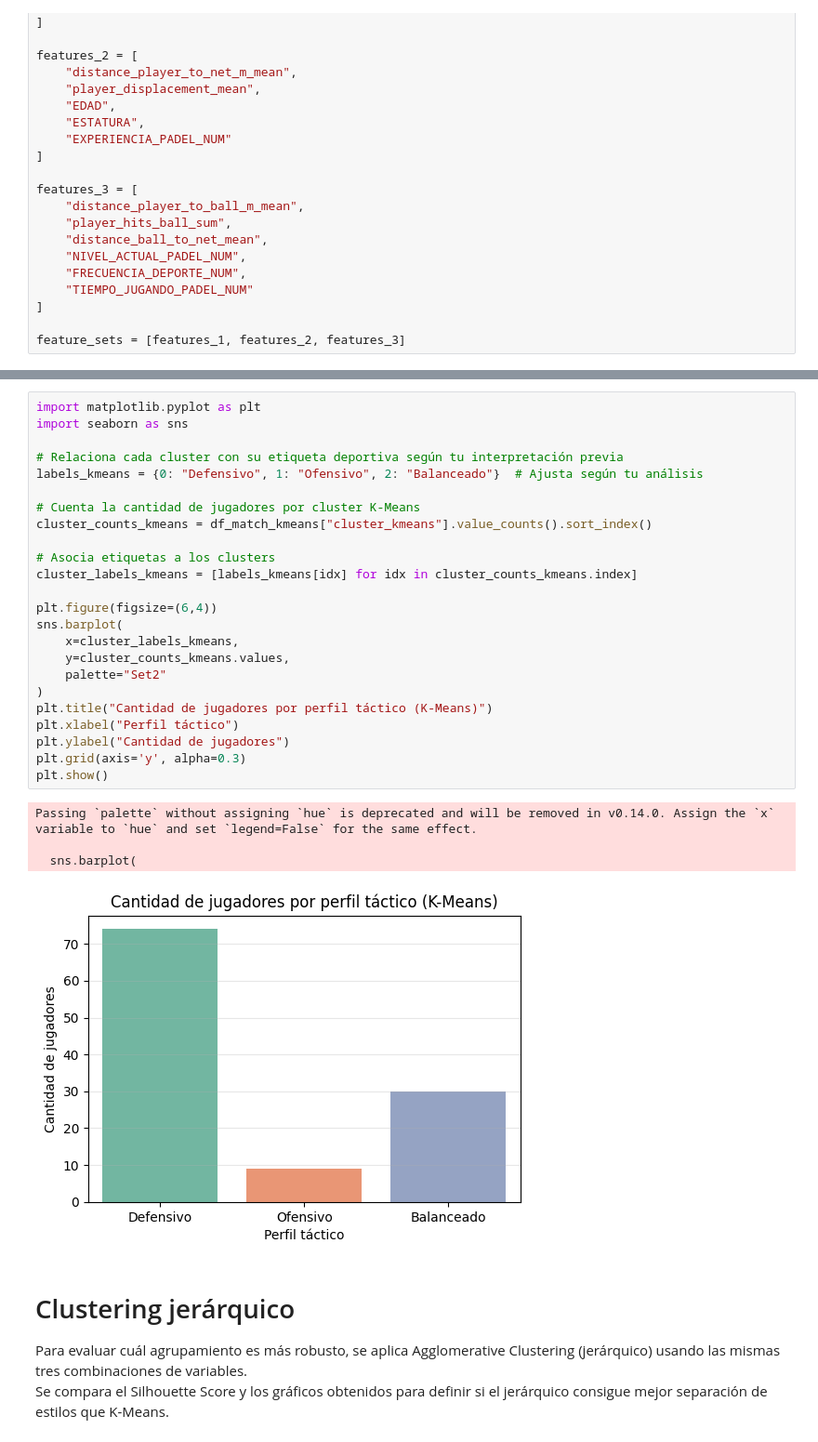
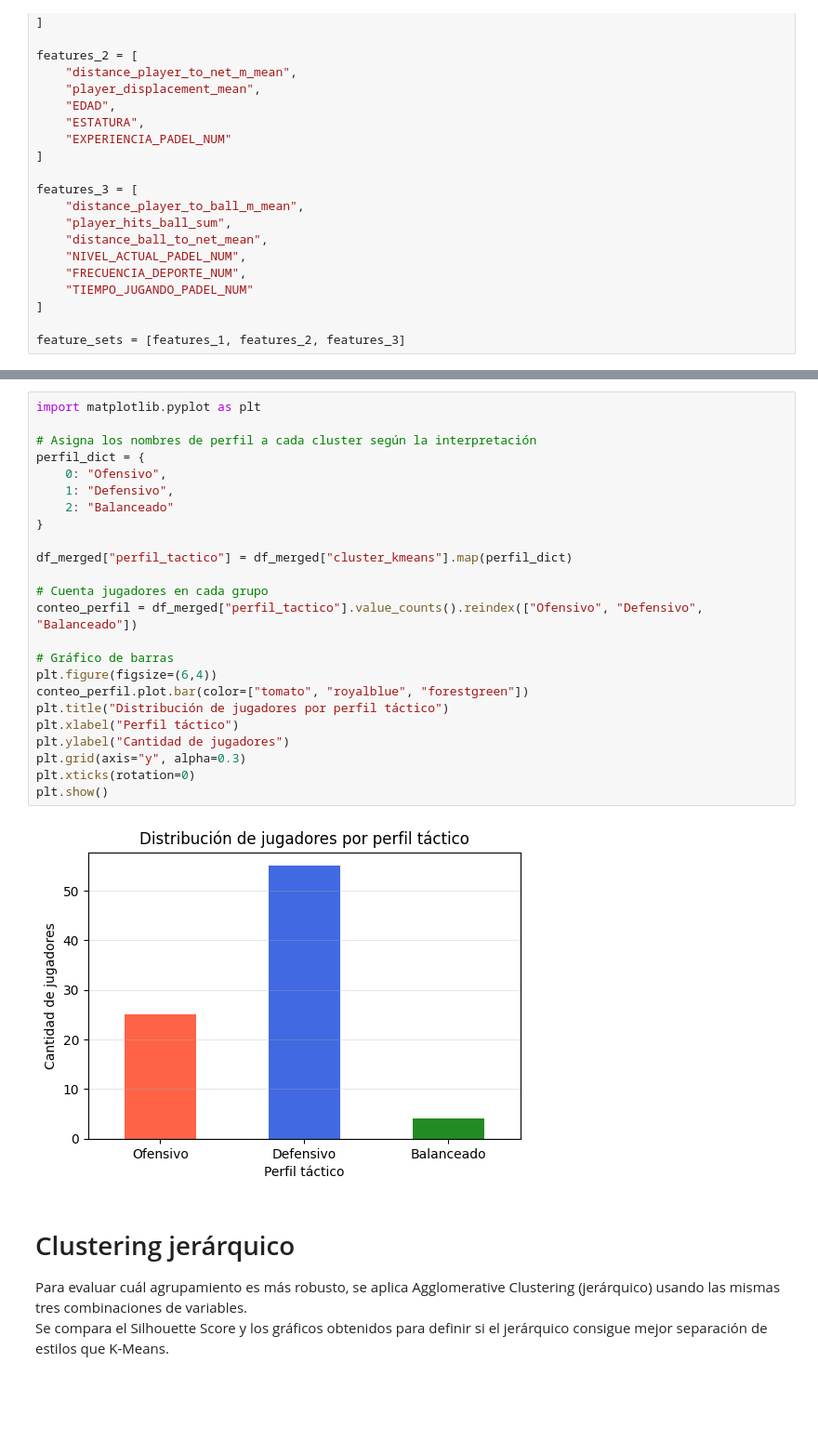
Before and after one commit to valenlopezzz04/Proyecto-padel-analitica, a Jupyter notebook: kmeans2.ipynb, the cells around one changed output, grey strips where cells are left out. Shown at 93% size. Drawn from its saved outputs; the diff is of its cells as text; blank space fills up the shorter version.

```diff
--- a/kmeans2.ipynb
+++ b/kmeans2.ipynb
@@ -782,32 +816,29 @@ A continuación se muestran los valores promedio de las variables principales pa
-# %%
-import matplotlib.pyplot as plt
-import seaborn as sns
-
-# Relaciona cada cluster con su etiqueta deportiva según tu interpretación previa
-labels_kmeans = {0: "Defensivo", 1: "Ofensivo", 2: "Balanceado"}  # Ajusta según tu análisis
-
-# Cuenta la cantidad de jugadores por cluster K-Means
-cluster_counts_kmeans = df_match_kmeans["cluster_kmeans"].value_counts().sort_index()
-
-# Asocia etiquetas a los clusters
-cluster_labels_kmeans = [labels_kmeans[idx] for idx in cluster_counts_kmeans.index]
-
-plt.figure(figsize=(6,4))
-sns.barplot(
-    x=cluster_labels_kmeans,
-    y=cluster_counts_kmeans.values,
-    palette="Set2"
-)
-plt.title("Cantidad de jugadores por perfil táctico (K-Means)")
-plt.xlabel("Perfil táctico")
-plt.ylabel("Cantidad de jugadores")
-plt.grid(axis='y', alpha=0.3)
-plt.show()
-# %% [output]
-Passing `palette` without assigning `hue` is deprecated and will be removed in v0.14.0. Assign the `x` variable to `hue` and set `legend=False` for the same effect.
-
-  sns.barplot(
-[figure, removed]
+# %%
+import matplotlib.pyplot as plt
+
+# Asigna los nombres de perfil a cada cluster según la interpretación
+perfil_dict = {
+    0: "Ofensivo",
+    1: "Defensivo",
+    2: "Balanceado"
+}
+
+df_merged["perfil_tactico"] = df_merged["cluster_kmeans"].map(perfil_dict)
+
+# Cuenta jugadores en cada grupo
+conteo_perfil = df_merged["perfil_tactico"].value_counts().reindex(["Ofensivo", "Defensivo", "Balanceado"])
+
+# Gráfico de barras
+plt.figure(figsize=(6,4))
+conteo_perfil.plot.bar(color=["tomato", "royalblue", "forestgreen"])
+plt.title("Distribución de jugadores por perfil táctico")
+plt.xlabel("Perfil táctico")
+plt.ylabel("Cantidad de jugadores")
+plt.grid(axis="y", alpha=0.3)
+plt.xticks(rotation=0)
+plt.show()
+# %% [output]
+[figure, added]
 # %% [markdown]
 # Clustering jerárquico
 
```
Also changed, not shown: parts of 10 cells of this notebook.
